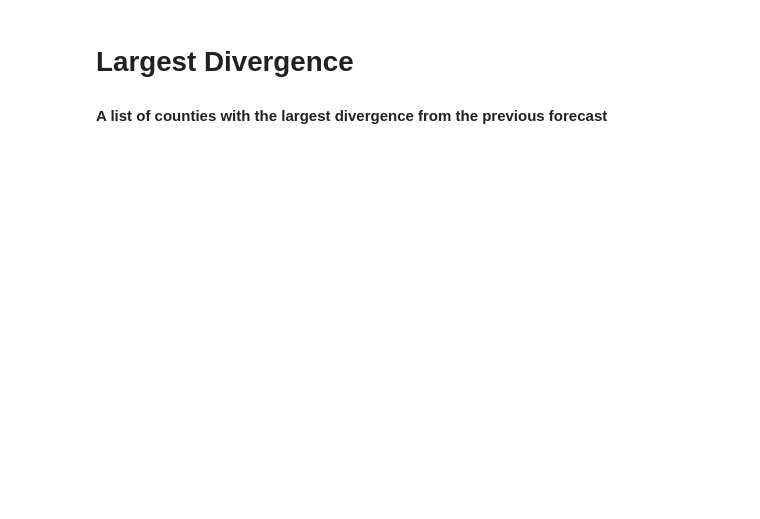
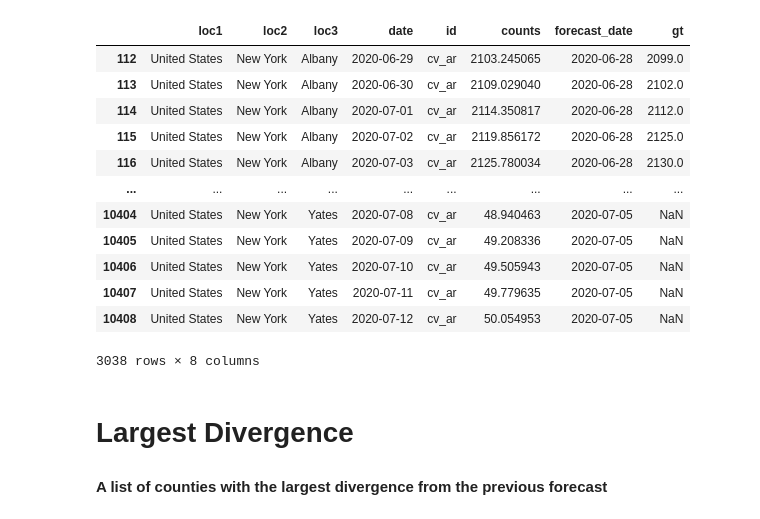
Before and after one commit to facebookresearch/covid19_spread, a Jupyter notebook: notebooks/forecast_template.ipynb, the cells around one changed output. Drawn from its saved outputs; the diff is of its cells as text; code cells hidden in the pictures; blank space fills up the shorter version.

```diff
--- a/notebooks/forecast_template.ipynb
+++ b/notebooks/forecast_template.ipynb
@@ -61,6 +62,22 @@ forecasts['forecast_date'] = forecasts['forecast_date'].dt.date
 group_loc = f'loc{len(loc_map[cfg["region"]])}'
 grouped = forecasts.groupby([group_loc, 'id', 'forecast_date', 'date']).sum().reset_index()
 grouped['color'] = grouped['forecast_date'].apply(str) + '_' + grouped['id']
+# %%
+forecasts[forecasts['id'] == 'cv_ar']
+# %% [output]
+|  | loc1 | loc2 | loc3 | date | id | counts | forecast_date | gt |
+| 112 | United States | New York | Albany | 2020-06-29 | cv_ar | 2103.245065 | 2020-06-28 | 2099.0 |
+| 113 | United States | New York | Albany | 2020-06-30 | cv_ar | 2109.029040 | 2020-06-28 | 2102.0 |
+| 114 | United States | New York | Albany | 2020-07-01 | cv_ar | 2114.350817 | 2020-06-28 | 2112.0 |
+| 115 | United States | New York | Albany | 2020-07-02 | cv_ar | 2119.856172 | 2020-06-28 | 2125.0 |
+| 116 | United States | New York | Albany | 2020-07-03 | cv_ar | 2125.780034 | 2020-06-28 | 2130.0 |
+| ... | ... | ... | ... | ... | ... | ... | ... | ... |
+| 10404 | United States | New York | Yates | 2020-07-08 | cv_ar | 48.940463 | 2020-07-05 | NaN |
+| 10405 | United States | New York | Yates | 2020-07-09 | cv_ar | 49.208336 | 2020-07-05 | NaN |
+| 10406 | United States | New York | Yates | 2020-07-10 | cv_ar | 49.505943 | 2020-07-05 | NaN |
+| 10407 | United States | New York | Yates | 2020-07-11 | cv_ar | 49.779635 | 2020-07-05 | NaN |
+| 10408 | United States | New York | Yates | 2020-07-12 | cv_ar | 50.054953 | 2020-07-05 | NaN |
+3038 rows × 8 columns
 # %% [markdown]
 # Largest Divergence
 
```
Also changed, not shown: parts of 5 cells of this notebook.
